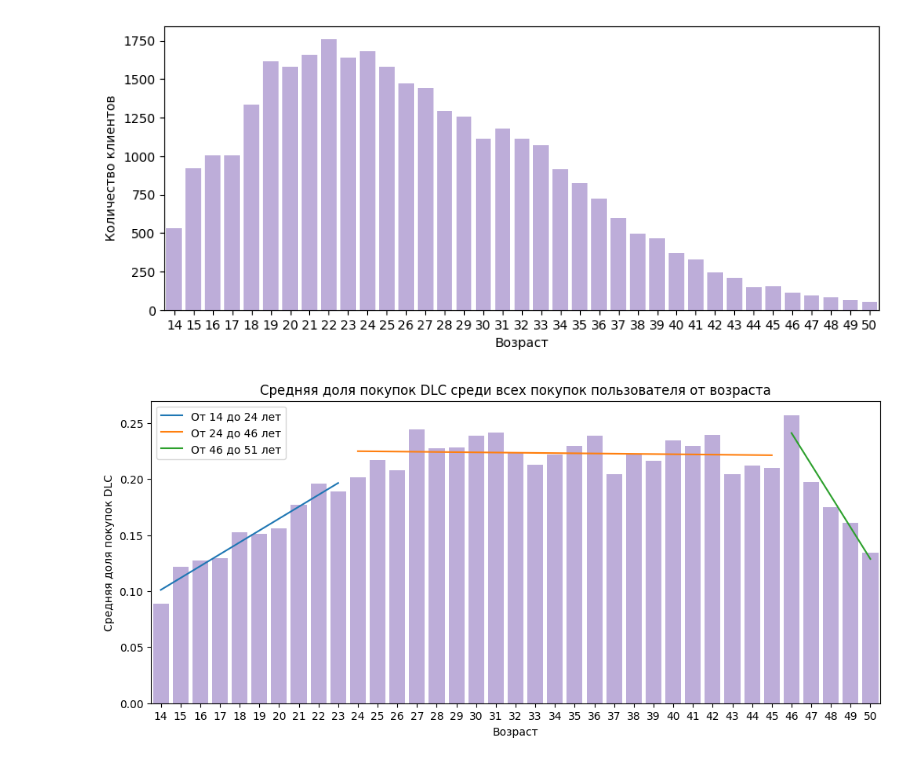
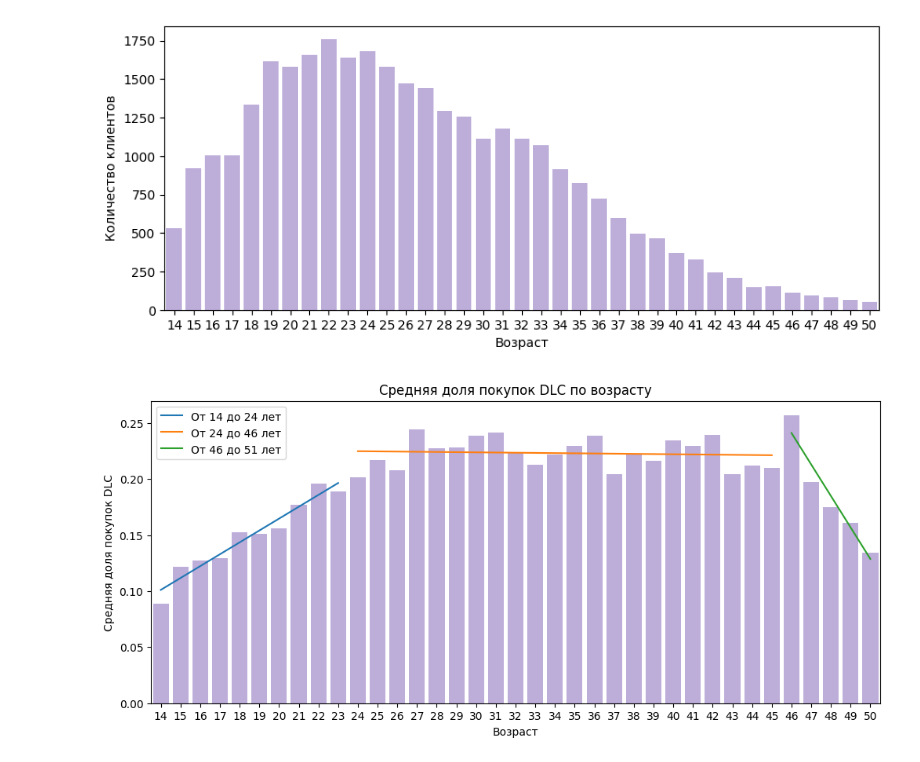
Before and after one commit to kotoskar/dano-final-tinkoff-games, a Jupyter notebook: data_preparing.ipynb, the cells around one changed output. Saved outputs shown, nothing was run; the diff lists cells and outputs as text; code cells hidden in the pictures.

Commit message:
some new graphics

```diff
--- a/data_preparing.ipynb
+++ b/data_preparing.ipynb
@@ -201,28 +211,28 @@ def find_w0_w1(x, y):
 # %%
 age_groups = [(14, 24), (24, 46), (46, 51)]
 
 fig = plt.figure(figsize=(12, 5))
 
 df1 = pd.DataFrame({'age': client_ids.map(min_age_by_id), 'dlc_to_all_ratio': client_ids.map(dlc_to_all_ratio_by_id)})
 
 df1 = df1.groupby('age')['dlc_to_all_ratio'].mean().reset_index()
 
 for min_age, max_age in age_groups:
     x = np.arange(min_age, max_age)
     y = df1[df1['age'].isin(x)]['dlc_to_all_ratio'].values
     w0, w1 = find_w0_w1(x, y)
     plt.plot(x - 14, w0 + w1 * np.array(x), label=f'От {min_age} до {max_age} лет')
 
 plt.legend()
 
-plt.title("Средняя доля покупок DLC среди всех покупок пользователя от возраста")
+plt.title("Средняя доля покупок DLC по возрасту")
 
 df1 = pd.DataFrame({'age': client_ids.map(min_age_by_id),
                    'dlc_to_all_ratio': client_ids.map(dlc_to_all_ratio_by_id)})
 df1 = df1[df1['age'].between(14, 50)]
 df2 = df1.groupby('age')['dlc_to_all_ratio'].mean().reset_index()
 sns.barplot(x='age', y='dlc_to_all_ratio', data=df2, color='#bba5e1')
 plt.xlabel('Возраст')
 plt.ylabel('Средняя доля покупок DLC');
 # %% [output]
-[figure, old version]
+[figure, new version]
```
Also changed, not shown: parts of 3 cells of this notebook.
